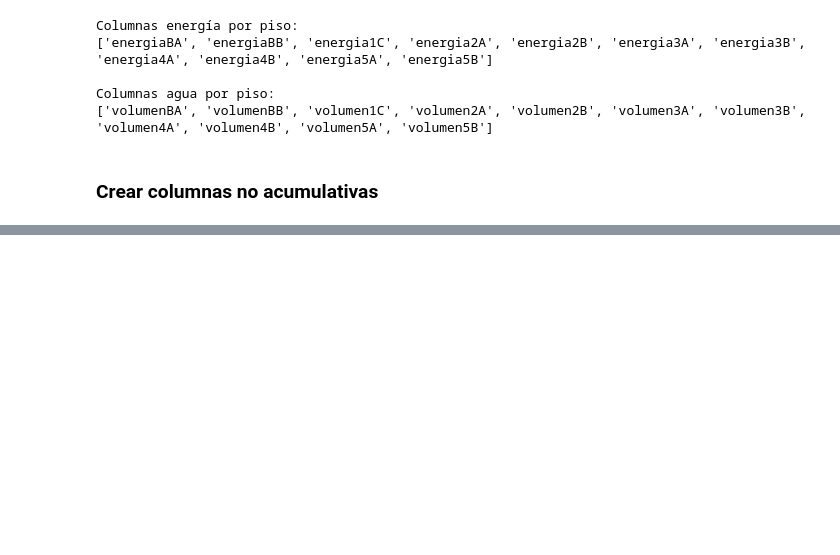
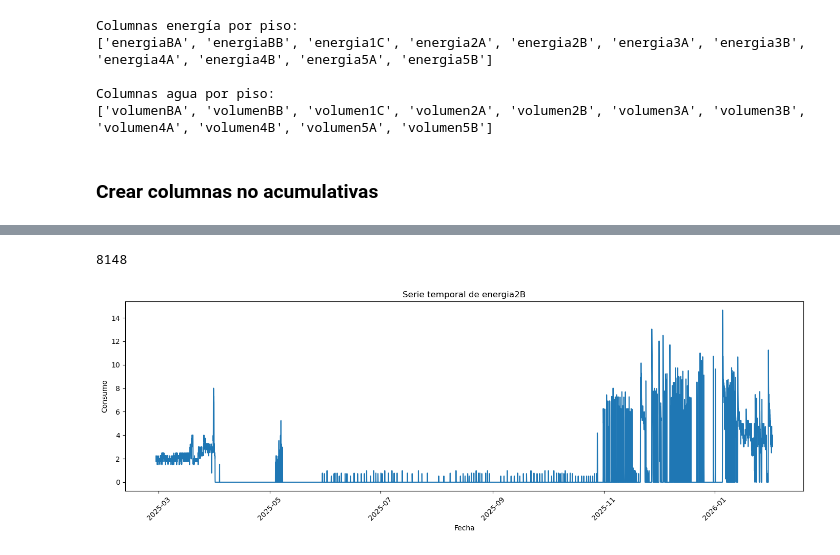
Before and after one commit to lauragomezpena/TFG_energia_comunidad, a Jupyter notebook: data/visualizar.ipynb, the cells around one changed output, grey strips where cells are left out. Saved outputs shown, nothing was run; the diff lists cells and outputs as text; code cells hidden in the pictures; blank space fills up the shorter version.

```diff
--- a/data/visualizar.ipynb
+++ b/data/visualizar.ipynb
@@ -105,0 +83,15 @@ df_energia_diff.head()
+# %%
+df_energia_diff["energia3A"].count()
+# %% [output]
+8148
+# %%
+plt.figure(figsize=(14,5))
+plt.plot(df_energia_diff["fecha"], df_energia_diff["energiaBB"])
+plt.title("Serie temporal de energia2B")
+plt.xlabel("Fecha")
+plt.ylabel("Consumo")
+plt.xticks(rotation=45)
+plt.tight_layout()
+plt.show()
+# %% [output]
+[figure, added]
```
Also changed, not shown: parts of 12 cells of this notebook, 5 other files.
